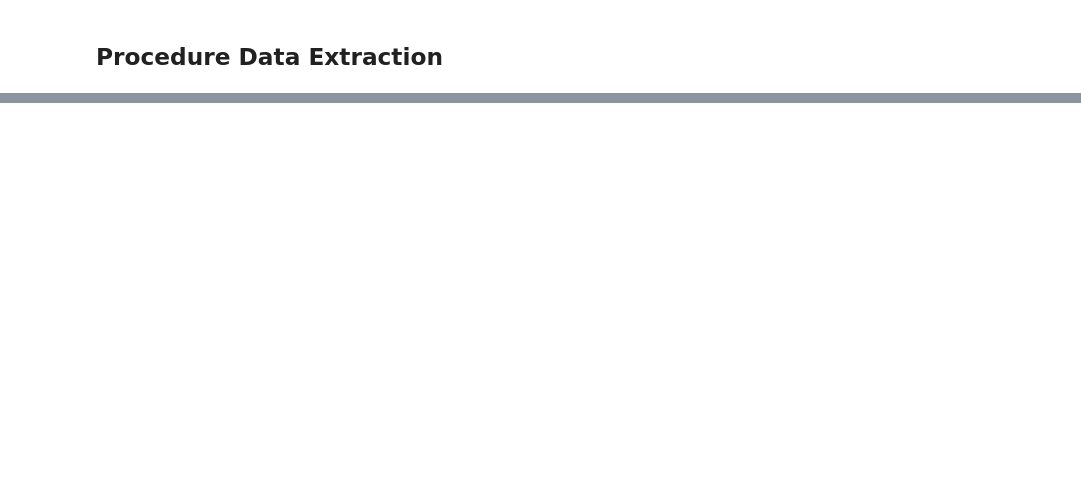
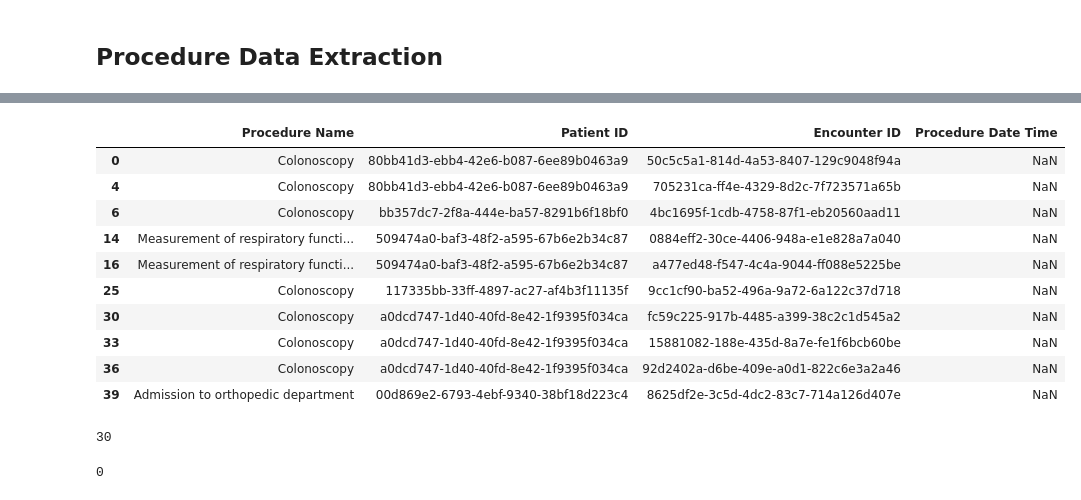
Before and after one commit to nischalmainali21/python_image_task, a Jupyter notebook: health_task/procedure.ipynb, the cells around one changed output, grey strips where cells are left out. Drawn from its saved outputs; the diff is of its cells as text; code cells hidden in the pictures; blank space fills up the shorter version.

```diff
--- a/health_task/procedure.ipynb
+++ b/health_task/procedure.ipynb
@@ -268,0 +294,22 @@ KeyError: "['Procedure Date Time'] not in index"
+# %%
+procedure_data[procedure_data['Procedure Date Time'].isna()].head(10)
+# %% [output]
+|  | Procedure Name | Patient ID | Encounter ID | Procedure Date Time |
+| 0 | Colonoscopy | 80bb41d3-ebb4-42e6-b087-6ee89b0463a9 | 50c5c5a1-814d-4a53-8407-129c9048f94a | NaN |
+| 4 | Colonoscopy | 80bb41d3-ebb4-42e6-b087-6ee89b0463a9 | 705231ca-ff4e-4329-8d2c-7f723571a65b | NaN |
+| 6 | Colonoscopy | bb357dc7-2f8a-444e-ba57-8291b6f18bf0 | 4bc1695f-1cdb-4758-87f1-eb20560aad11 | NaN |
+| 14 | Measurement of respiratory functi... | 509474a0-baf3-48f2-a595-67b6e2b34c87 | 0884eff2-30ce-4406-948a-e1e828a7a040 | NaN |
+| 16 | Measurement of respiratory functi... | 509474a0-baf3-48f2-a595-67b6e2b34c87 | a477ed48-f547-4c4a-9044-ff088e5225be | NaN |
+| 25 | Colonoscopy | 117335bb-33ff-4897-ac27-af4b3f11135f | 9cc1cf90-ba52-496a-9a72-6a122c37d718 | NaN |
+| 30 | Colonoscopy | a0dcd747-1d40-40fd-8e42-1f9395f034ca | fc59c225-917b-4485-a399-38c2c1d545a2 | NaN |
+| 33 | Colonoscopy | a0dcd747-1d40-40fd-8e42-1f9395f034ca | 15881082-188e-435d-8a7e-fe1f6bcb60be | NaN |
+| 36 | Colonoscopy | a0dcd747-1d40-40fd-8e42-1f9395f034ca | 92d2402a-d6be-409e-a0d1-822c6e3a2a46 | NaN |
+| 39 | Admission to orthopedic department | 00d869e2-6793-4ebf-9340-38bf18d223c4 | 8625df2e-3c5d-4dc2-83c7-714a126d407e | NaN |
+# %%
+len(procedure_data[procedure_data['Procedure Date Time'].isna()])
+# %% [output]
+30
+# %%
+len(procedure_data[procedure_data['Encounter ID'].isna()])
+# %% [output]
+0
```
Also changed, not shown: parts of 5 cells of this notebook.
